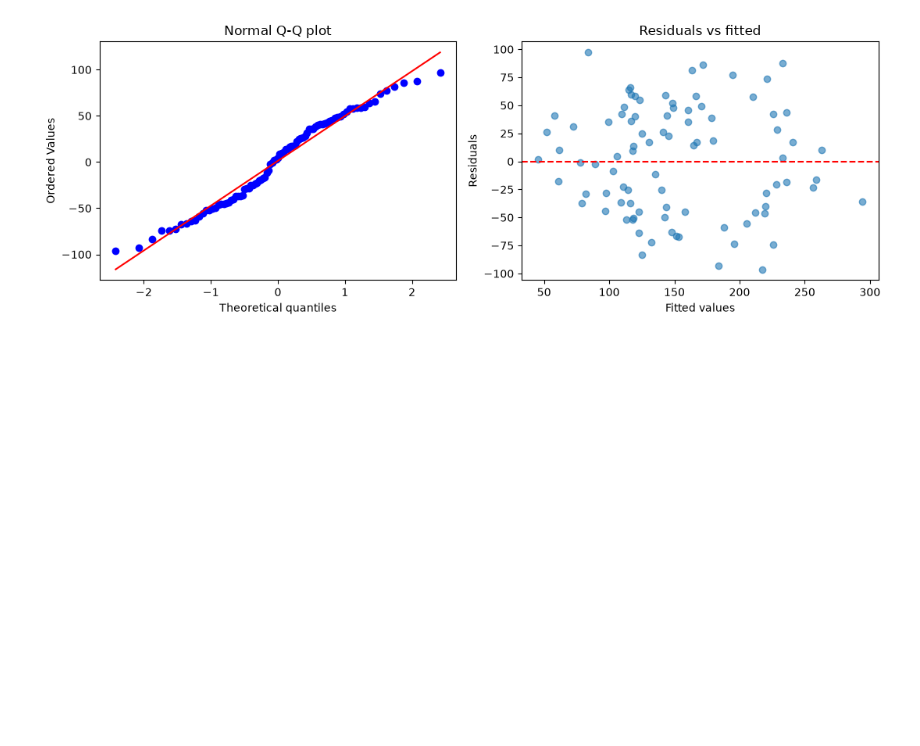
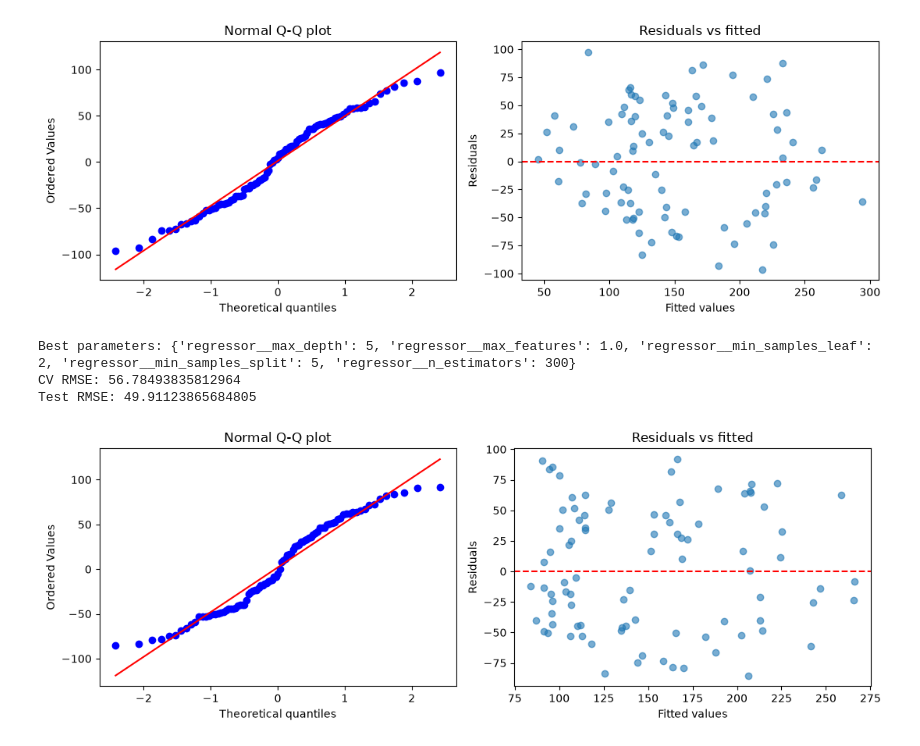
Before and after one commit to beep1000101/ml-classic, a Jupyter notebook: notebooks/linear_reg_diabetes_sklearn.ipynb, the cells around one changed output. Drawn from its saved outputs; the diff is of its cells as text; code cells hidden in the pictures; blank space fills up the shorter version.

```diff
--- a/notebooks/linear_reg_diabetes_sklearn.ipynb
+++ b/notebooks/linear_reg_diabetes_sklearn.ipynb
@@ -391,3 +378,50 @@ plt.show()
 OLS CV RMSE: 55.924110462985865
 Test RMSE: 48.03793441202272
 [figure]
+# %%
+et_pipeline = Pipeline([
+    ("regressor", ExtraTreesRegressor(random_state=10)),
+])
+
+et_search = GridSearchCV(
+    estimator=et_pipeline,
+    param_grid={
+        "regressor__max_depth": [3, 5],
+        "regressor__n_estimators": [10, 20, 50, 100, 300],
+        "regressor__min_samples_split": [2, 5, 10],
+        "regressor__min_samples_leaf": [1, 2, 5, 10],
+        "regressor__max_features": [0.5, 0.8, 1.0],
+    },
+    cv=KFold(n_splits=5, shuffle=True, random_state=10),
+    scoring="neg_root_mean_squared_error",
+    n_jobs=-1,
+)
+
+et_search.fit(X_train, y_train)
+
+print("Best parameters:", et_search.best_params_)
+print("CV RMSE:", -et_search.best_score_)
+
+y_pred = et_search.predict(X_test)
+print("Test RMSE:", root_mean_squared_error(y_test, y_pred))
+
+residuals = y_test - y_pred
+
+fig, axes = plt.subplots(1, 2, figsize=(11, 4))
+
+stats.probplot(residuals, dist="norm", plot=axes[0])
+axes[0].set_title("Normal Q-Q plot")
+
+axes[1].scatter(y_pred, residuals, alpha=0.6)
+axes[1].axhline(0, color="red", linestyle="--")
+axes[1].set_xlabel("Fitted values")
+axes[1].set_ylabel("Residuals")
+axes[1].set_title("Residuals vs fitted")
+
+plt.tight_layout()
+plt.show()
+# %% [output]
+Best parameters: {'regressor__max_depth': 5, 'regressor__max_features': 1.0, 'regressor__min_samples_leaf': 2, 'regressor__min_samples_split': 5, 'regressor__n_estimators': 300}
+CV RMSE: 56.78493835812964
+Test RMSE: 49.91123865684805
+[figure, added]
```
Also changed, not shown: parts of 2 cells of this notebook.
